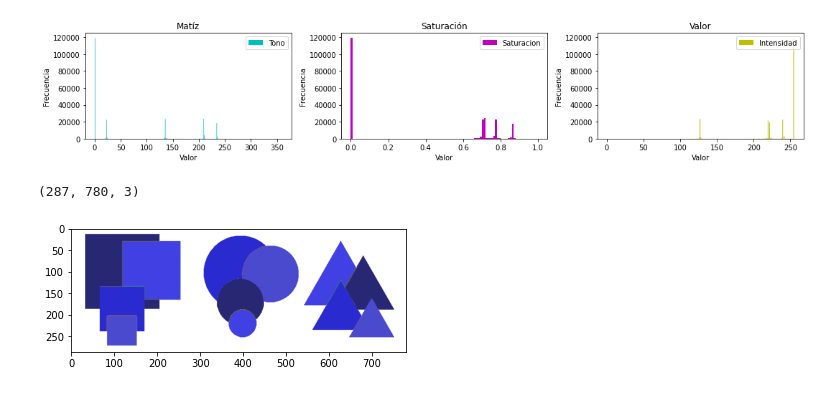
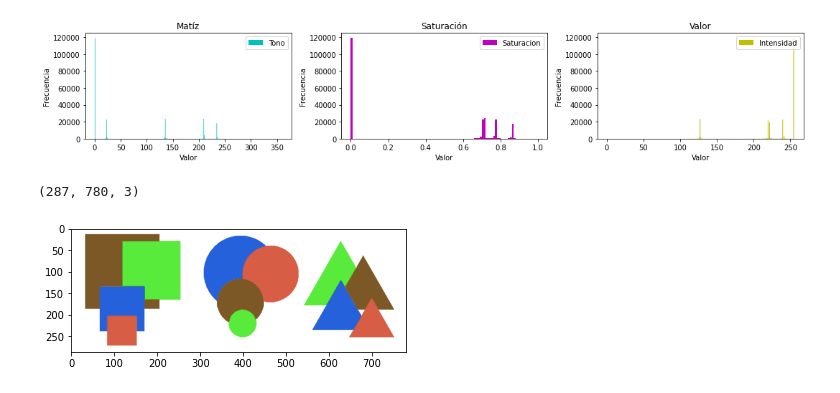
Before and after one commit to CC0R0NAD0/Segmentation-using-multiple-vision-machine-paradigms, a Jupyter notebook: img_pruebas.ipynb, the cells around one changed output. Drawn from its saved outputs; the diff is of its cells as text; code cells hidden in the pictures.

```diff
--- a/img_pruebas.ipynb
+++ b/img_pruebas.ipynb
@@ -144,7 +146,7 @@ for i in range(h_img):
         val_4.append(v[i,j])
 
 
-porc_var = int(360*0.05)  #Variacion de color 1%
+porc_var = int(360*0.03)  #Variacion de color 1%
 
 import random
 
@@ -153,42 +155,42 @@ cambio = random.randint(-porc_var,porc_var)
 for i in range(h_img):
     for j in range(w_img):
       if ( ( ( val_color1 - (360*por_desvi) ) <= 360*h[i,j] <= ( val_color1 + (360*por_desvi) ) )   ):
-        h_new[i,j] = int((val_color4 + cambio)/360.0)
+        h_new[i,j] = ((val_color1 + cambio )/360.0)
         s_new[i,j] = np.mean(val_sat4) + (cambio/360)
         v_new[i,j] = np.mean(val_4) + (cambio/360)
 
-      elif ( ( ( val_color2 - (360*por_desvi) ) <= 360*h[i,j] <= ( val_color2 + (360*por_desvi) ) )  ):
-        h_new[i,j] = int((val_color3 + cambio)/360.0)
+      if ( ( ( val_color2 - (360*por_desvi) ) <= 360*h[i,j] <= ( val_color2 + (360*por_desvi) ) )  ):
+        h_new[i,j] = ((val_color2  + cambio )/360.0)
         s_new[i,j] = np.mean(val_sat3) + (cambio/360)
         v_new[i,j] = np.mean(val_3) + (cambio/360)
 
 
-      elif ( ( ( val_color3 - (360*por_desvi) ) <= 360*h[i,j] <= ( val_color3 + (360*por_desvi) ) )  ):
-        h_new[i,j] = int((val_color2 + cambio)/360.0)
+      if ( ( ( val_color3 - (360*por_desvi) ) <= 360*h[i,j] <= ( val_color3 + (360*por_desvi) ) )  ):
+        h_new[i,j] = ((val_color3 + cambio )/360.0)
         s_new[i,j] = np.mean(val_sat2) + (cambio/360)
         v_new[i,j] = np.mean(val_2) + (cambio/360)
 
 
-      elif ( ( ( val_color4 - (360*por_desvi) ) <= 360*h[i,j] <= ( val_color4 + (360*por_desvi) ) )  ):
-        h_new[i,j] = int((val_color1 + cambio)/360.0)
+      if ( ( ( val_color4 - (360*por_desvi) ) <= 360*h[i,j] <= ( val_color4 + (360*por_desvi) ) )  ):
+        h_new[i,j] = ((val_color4 + cambio )/360.0)
         s_new[i,j] = np.mean(val_sat1) + (cambio/360)
         v_new[i,j] = np.mean(val_1) + (cambio/360)
 
 
 
 recolor = img_hsv
 recolor[...,0] = h_new
 recolor[...,1] = s_new
 recolor[...,2] = v_new
 
 
 new_color = colors.hsv_to_rgb(recolor[...,:3])
 
 new_color_sh = cv2.cvtColor(np.float32(new_color), cv2.COLOR_BGR2RGB)
 plt.imshow(new_color_sh)
 
 plt.imsave("salida_cambiada.png",new_color_sh)
 
 plt.show()
 # %% [output]
-[figure, old version]
+[figure, new version]
```
Also changed, not shown: parts of 1 cell of this notebook.
